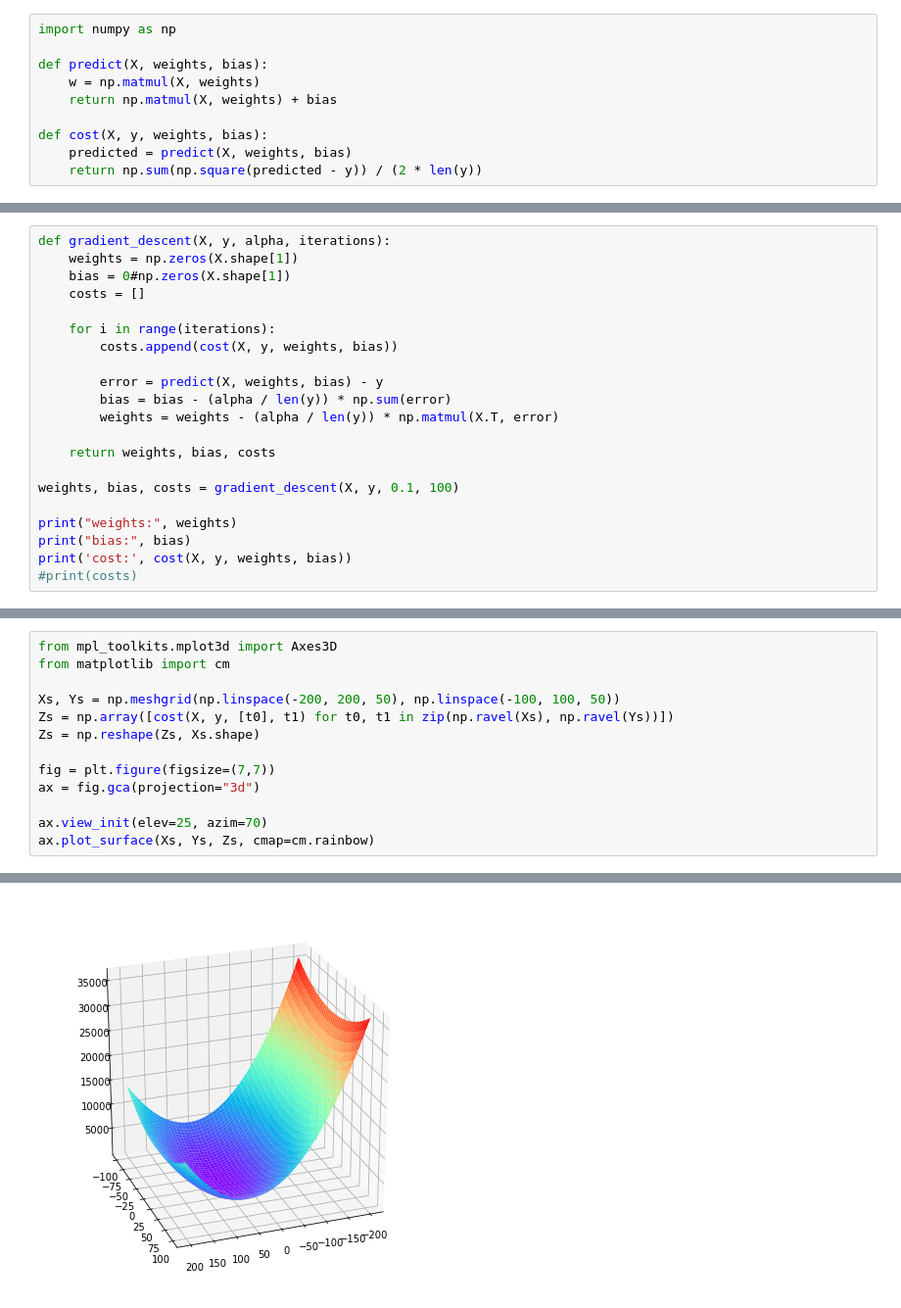
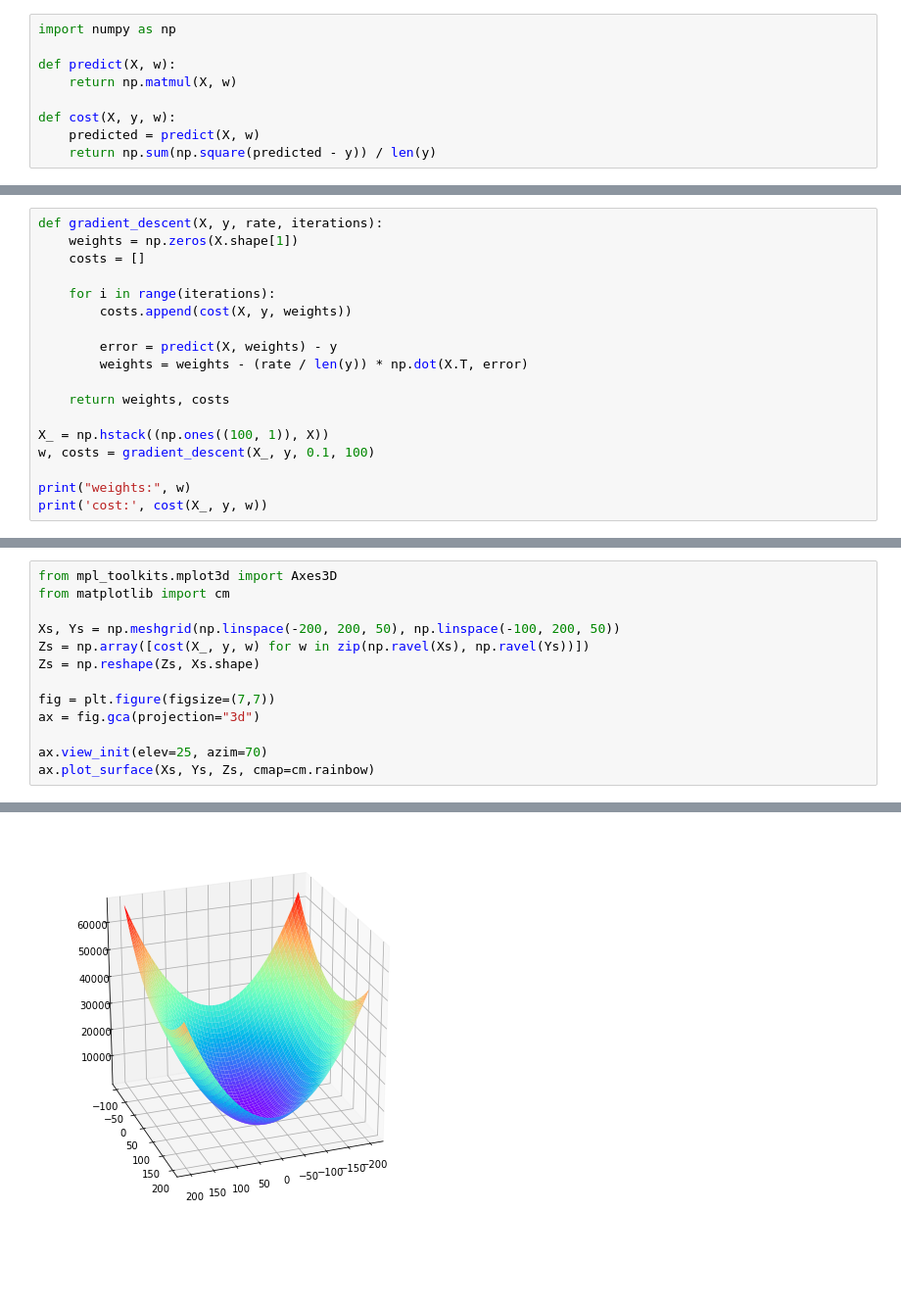
Before and after one commit to crsmithdev/notebooks, a Jupyter notebook: ml-linear-regression/ml-linear-regression.ipynb, the cells around one changed output, grey strips where cells are left out. Shown at 98% size. Saved outputs shown, nothing was run; the diff lists cells and outputs as text; blank space fills up the shorter version.

```diff
--- a/ml-linear-regression/ml-linear-regression.ipynb
+++ b/ml-linear-regression/ml-linear-regression.ipynb
@@ -47,10 +56,9 @@ where $\theta$ is a vector of feature weights, $x^{(i)}$ is the ith training exa
 # %%
 import numpy as np
 
-def predict(X, weights, bias):
-    w = np.matmul(X, weights)
-    return np.matmul(X, weights) + bias
+def predict(X, w):
+    return np.matmul(X, w)
 
-def cost(X, y, weights, bias):
-    predicted = predict(X, weights, bias)
-    return np.sum(np.square(predicted - y)) / (2 * len(y))
+def cost(X, y, w):
+    predicted = predict(X, w)
+    return np.sum(np.square(predicted - y)) / len(y)
@@ -84,22 +76,19 @@ See [here](http://mccormickml.com/2014/03/04/gradient-descent-derivation/) for a
 # %%
-def gradient_descent(X, y, alpha, iterations):
+def gradient_descent(X, y, rate, iterations):
     weights = np.zeros(X.shape[1])
-    bias = 0#np.zeros(X.shape[1])
     costs = []
 
     for i in range(iterations):
-        costs.append(cost(X, y, weights, bias))
+        costs.append(cost(X, y, weights))
 
-        error = predict(X, weights, bias) - y
-        bias = bias - (alpha / len(y)) * np.sum(error)
-        weights = weights - (alpha / len(y)) * np.matmul(X.T, error)
+        error = predict(X, weights) - y
+        weights = weights - (rate / len(y)) * np.dot(X.T, error)
 
-    return weights, bias, costs
+    return weights, costs
 
-weights, bias, costs = gradient_descent(X, y, 0.1, 100)
+X_ = np.hstack((np.ones((100, 1)), X))
+w, costs = gradient_descent(X_, y, 0.1, 100)
 
-print("weights:", weights)
-print("bias:", bias)
-print('cost:', cost(X, y, weights, bias))
-#print(costs)
+print("weights:", w)
+print('cost:', cost(X_, y, w))
 # %% [output]
@@ -123,16 +117,16 @@ A surface plot is a better illustration of how gradient descent approaches a glo
 # %%
 from mpl_toolkits.mplot3d import Axes3D
 from matplotlib import cm
 
-Xs, Ys = np.meshgrid(np.linspace(-200, 200, 50), np.linspace(-100, 100, 50))
-Zs = np.array([cost(X, y, [t0], t1) for t0, t1 in zip(np.ravel(Xs), np.ravel(Ys))])
+Xs, Ys = np.meshgrid(np.linspace(-200, 200, 50), np.linspace(-100, 200, 50))
+Zs = np.array([cost(X_, y, w) for w in zip(np.ravel(Xs), np.ravel(Ys))])
 Zs = np.reshape(Zs, Xs.shape)
 
 fig = plt.figure(figsize=(7,7))
 ax = fig.gca(projection="3d")
 
 ax.view_init(elev=25, azim=70)
 ax.plot_surface(Xs, Ys, Zs, cmap=cm.rainbow)
 # %% [output]
 <mpl_toolkits.mplot3d.art3d.Poly3DCollection at 0x...>
-[figure, old version]
+[figure, new version]
```
Also changed, not shown: parts of 47 cells of this notebook.
